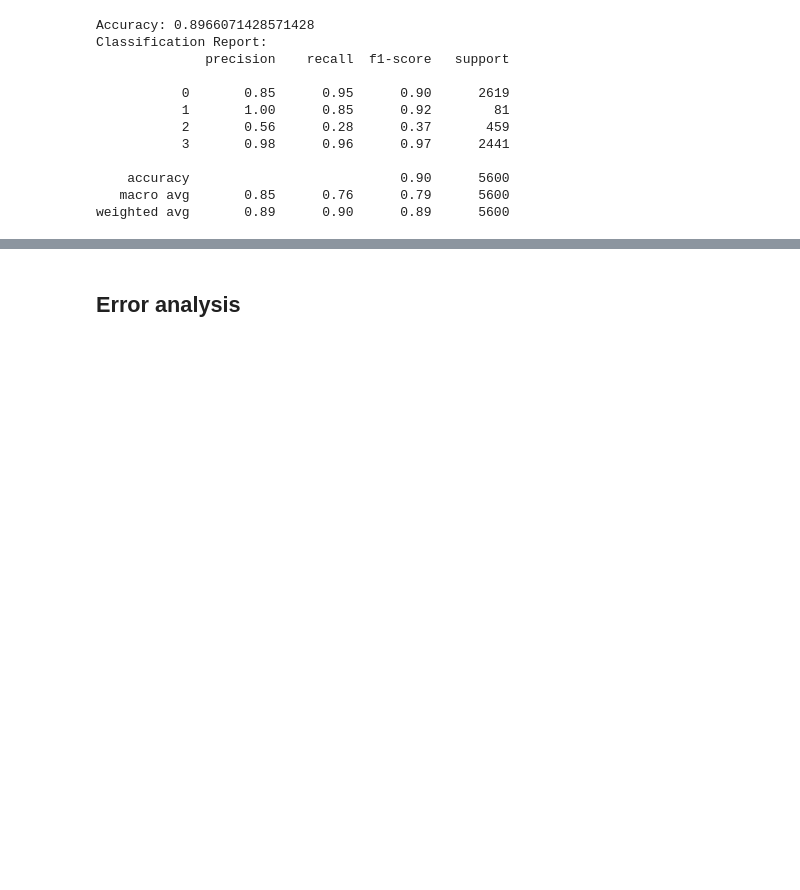
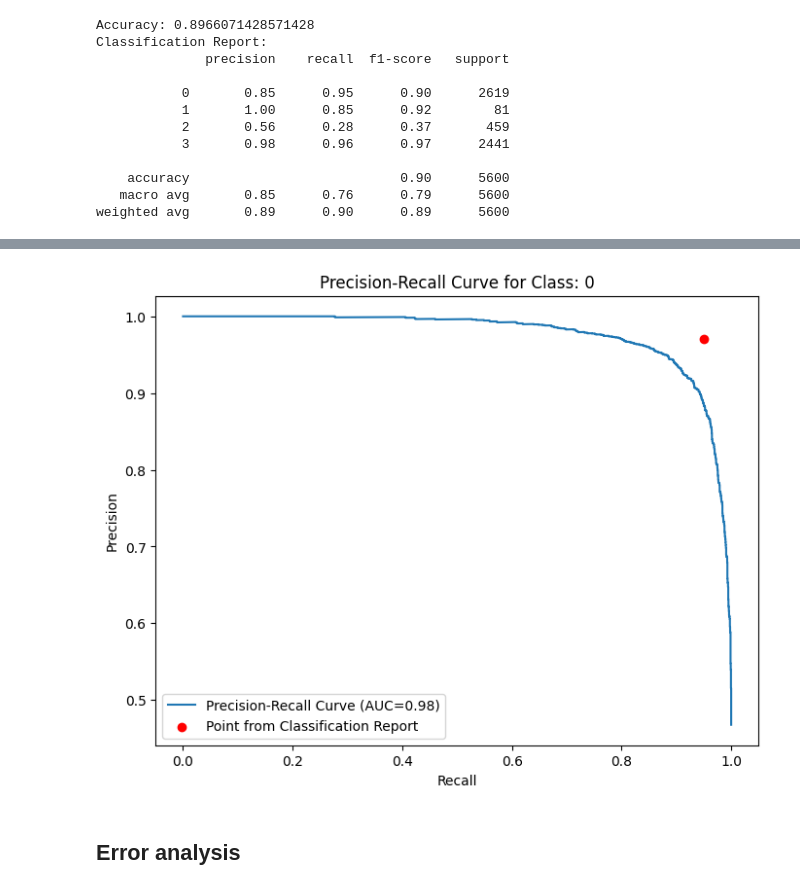
Before and after one commit to adelchi91/legal_docs_classifier, a Jupyter notebook: testing-CLEAN.ipynb, the cells around one changed output, grey strips where cells are left out. Cells and saved outputs as stored; diff of their text form; code cells hidden in the pictures; blank space fills up the shorter version.

```diff
--- a/testing-CLEAN.ipynb
+++ b/testing-CLEAN.ipynb
@@ -218,3 +380,33 @@ array([0, 1, 2, 3])
+# %%
+from sklearn.metrics import auc
+
+# Use the classifier to make predictions on the test set
+final_predictions = classifier.predict(X_test)
+
+# Find the index of the selected class in the classifier.classes_
+class_index = np.where(classifier.classes_ == selected_class)[0][0]
+
+# Extract probabilities and true labels for the selected class
+class_probabilities = y_probabilities[:, class_index]
+true_labels = (y_test == selected_class).astype(int)
+
+# Calculate precision-recall curve for the selected class
+precision, recall, thresholds = precision_recall_curve(true_labels, class_probabilities)
+
+# Calculate the AUC for the precision-recall curve
+area_under_curve = auc(recall, precision)
+
+# Plot the precision-recall curve
+plt.figure(figsize=(8, 6))
+plt.plot(recall, precision, label=f'Precision-Recall Curve (AUC={area_under_curve:.2f})')
+plt.scatter([0.95], [0.97], c='red', marker='o', label='Point from Classification Report')
+plt.xlabel('Recall')
+plt.ylabel('Precision')
+plt.title(f'Precision-Recall Curve for Class: {selected_class}')
+plt.legend()
+plt.show()
+# %% [output]
+[figure, added]
 # %% [markdown]
 ## Error analysis
 # %%
```
Also changed, not shown: parts of 31 cells of this notebook, 2 other files.
